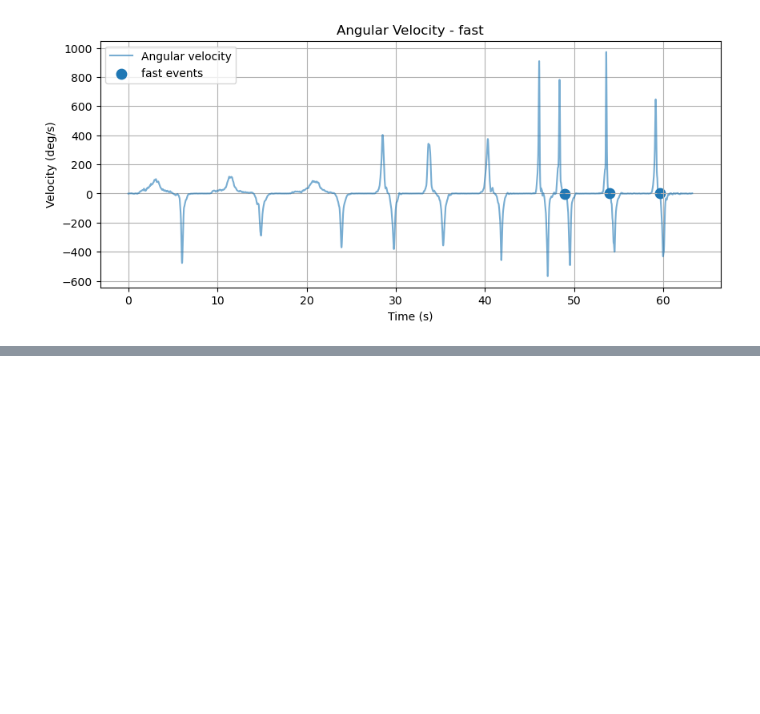
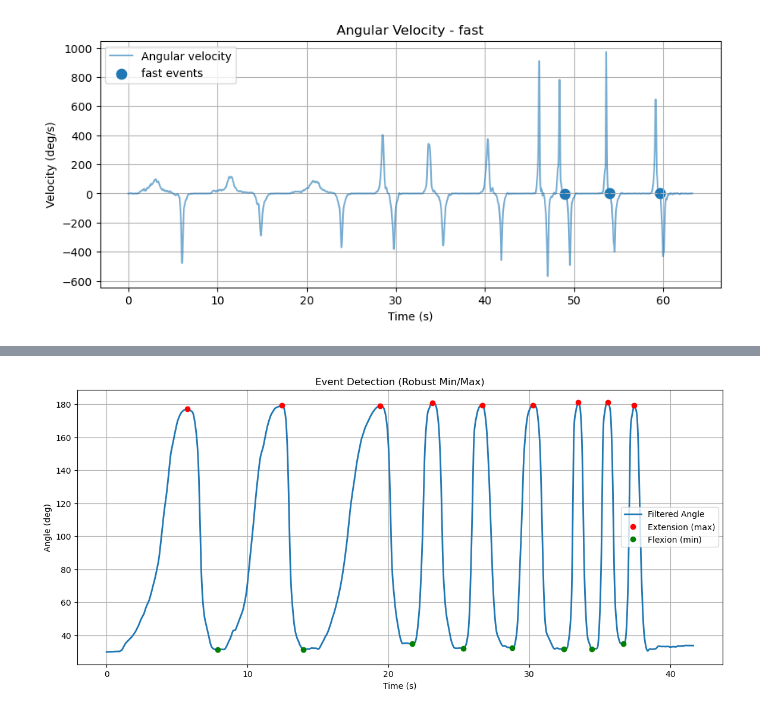
Before and after one commit to Anais-rgn/Projet_R_Python_M2_REHAB_2026, a Jupyter notebook: Python_Project/notebooks/Data_GG.ipynb, the cells around one changed output, grey strips where cells are left out. Cells and saved outputs as stored; diff of their text form; code cells hidden in the pictures; blank space fills up the shorter version.

```diff
--- a/Python_Project/notebooks/Data_GG.ipynb
+++ b/Python_Project/notebooks/Data_GG.ipynb
@@ -1021,0 +1408,95 @@ for speed in ["slow", "medium", "fast"]:
+# %%
+# STEP 4 : EVENT DETECTION from the PEAK +  CHECK RESULTS WITH PLOTS
+
+from scipy.signal import find_peaks
+import numpy as np
+import matplotlib.pyplot as plt
+
+# ---------- STEP 5: EVENT DETECTION FROM FILTERED ANGLE ----------
+
+# Use filtered angle
+signal = df_wrist_angles["angle_filt"].values
+time = df_wrist_angles["time"].values
+
+# ---------- 1. DETECT EXTENSION (MAXIMA) ----------
+peaks_extension, _ = find_peaks(
+    signal,
+    distance=200
+)
+
+# ---------- 2. DETECT FLEXION (MINIMA) ----------
+peaks_flexion_all, _ = find_peaks(
+    -signal,
+    distance=200
+)
+
+# Get values
+flexion_values = signal[peaks_flexion_all]
+
+# Sort (lowest = strongest flexion)
+sorted_indices = np.argsort(flexion_values)
+
+# Keep 9 deepest minima
+peaks_flexion = np.sort(peaks_flexion_all[sorted_indices[:9]])
+
+# ---------- OPTIONAL FIX ----------
+if signal[0] > signal[1]:
+    peaks_extension = np.insert(peaks_extension, 0, 0)
+
+# keep the 9 highest maxima
+ext_values = signal[peaks_extension]
+top_idx = np.argsort(ext_values)[-9:]
+peaks_extension = np.sort(peaks_extension[top_idx])
+
+# ---------- DEBUG ----------
+print("Extension peaks (max):", peaks_extension)
+print("Extension values:", signal[peaks_extension])
+
+print("Flexion peaks (min):", peaks_flexion)
+print("Flexion values:", signal[peaks_flexion])
+
+print("Number of extension peaks:", len(peaks_extension))
+print("Number of flexion peaks:", len(peaks_flexion))
+
+# ---------- FORCE 1 MINIMUM BETWEEN EACH MAX ----------
+peaks_flexion_fixed = []
+
+for i in range(len(peaks_extension) - 1):
+    start = peaks_extension[i]
+    end = peaks_extension[i+1]
+
+    # segment between two maxima
+    segment = signal[start:end]
+
+    if len(segment) == 0:
+        continue
+
+    # find minimum in this segment
+    local_min_idx = np.argmin(segment)
+
+    # convert to global index
+    peaks_flexion_fixed.append(start + local_min_idx)
+
+peaks_flexion_fixed = np.array(peaks_flexion_fixed)
+
+
+plt.figure(figsize=(14,6))
+
+plt.plot(time, signal, label="Filtered Angle", linewidth=2)
+
+# Max (extension)
+plt.plot(time[peaks_extension], signal[peaks_extension],
+         "ro", label="Extension (max)")
+
+# Min (flexion)
+plt.plot(time[peaks_flexion_fixed], signal[peaks_flexion_fixed],
+         "go", label="Flexion (min)")
+
+plt.xlabel("Time (s)")
+plt.ylabel("Angle (deg)")
+plt.title("Event Detection (Robust Min/Max)")
+plt.legend()
+plt.grid(True)
+
+plt.show()
+# %% [output]
@@ -1021,0 +1511 @@ for speed in ["slow", "medium", "fast"]:
+[figure, added]
```
Also changed, not shown: parts of 11 cells of this notebook, 12 other files.
